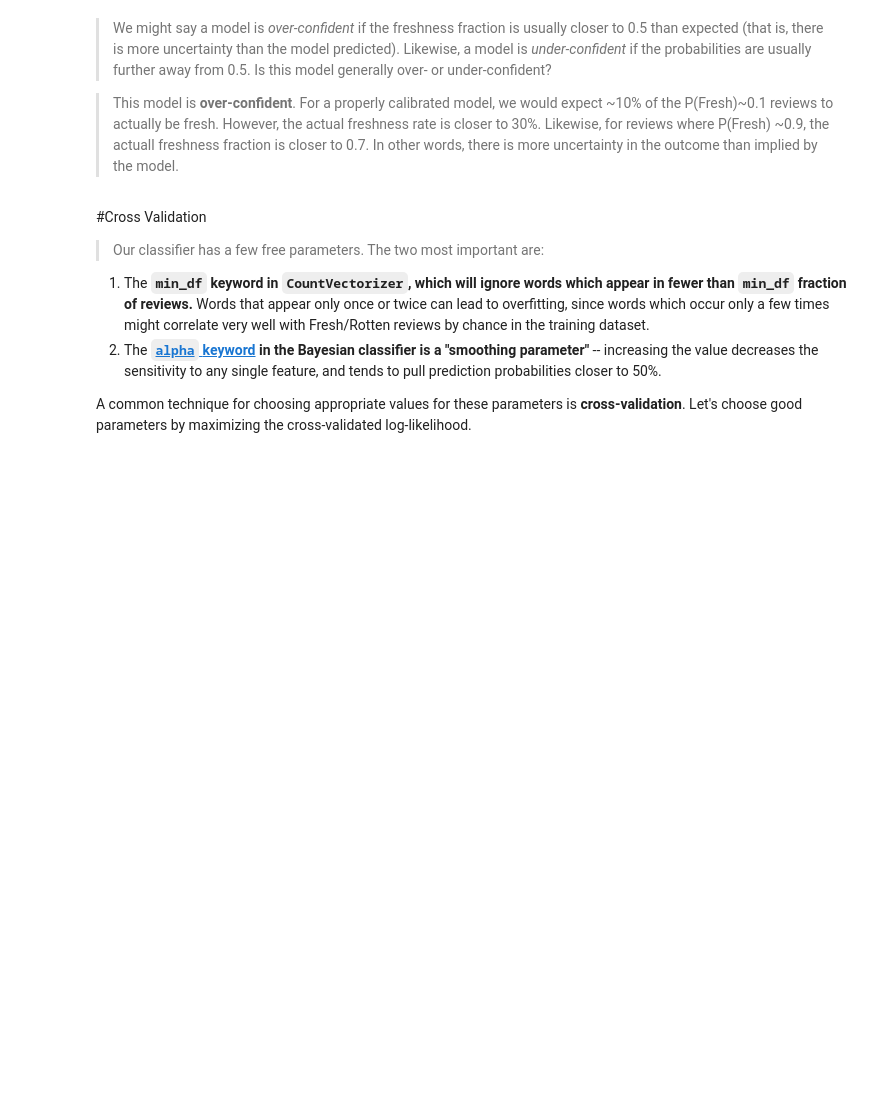
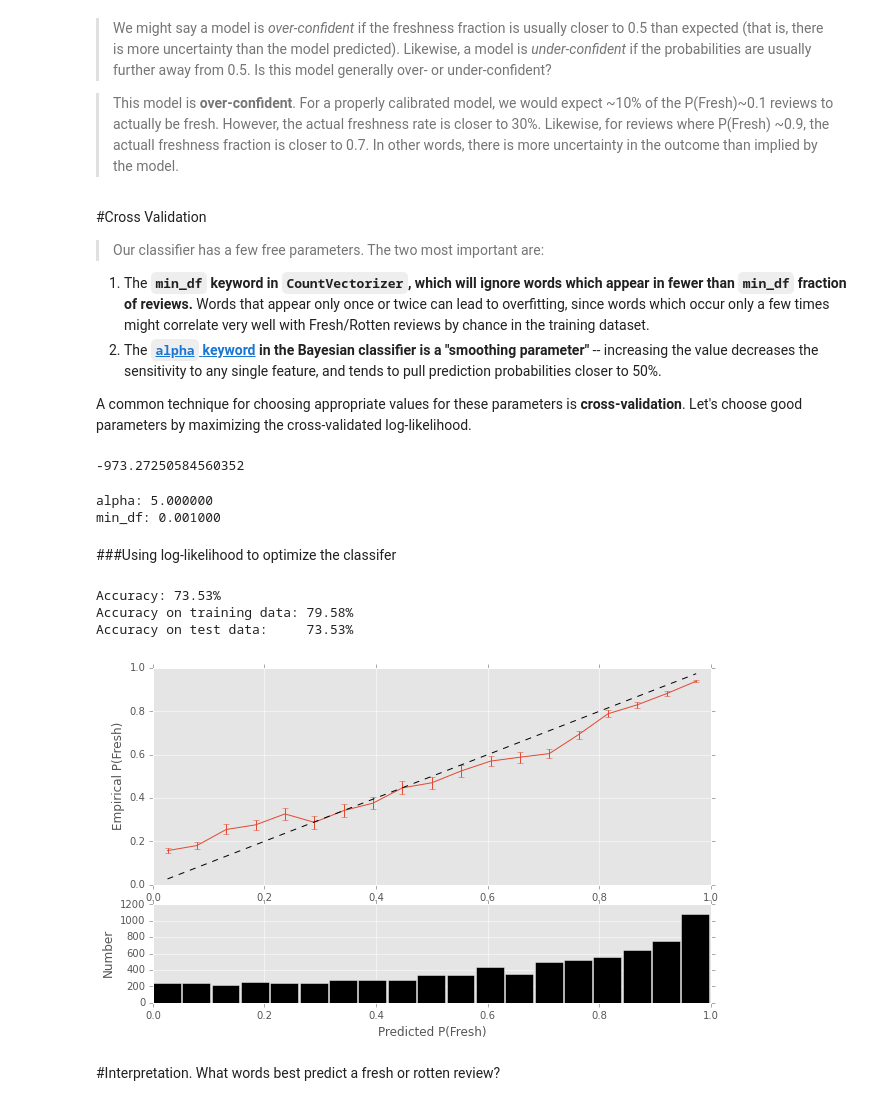
Before and after one commit to jthang/MachineLearningLab, a Jupyter notebook: lab_movies_bayesian.ipynb, the cells around one changed output. Cells and saved outputs as stored; diff of their text form; code cells hidden in the pictures; blank space fills up the shorter version.

Commit message:
update interpretation

```diff
--- a/lab_movies_bayesian.ipynb
+++ b/lab_movies_bayesian.ipynb
@@ -381,3 +381,69 @@ def log_likelihood(clf, x, y):
     rotten = y == 0
     fresh = ~rotten
     return prob[rotten, 0].sum() + prob[fresh, 1].sum()
+# %%
+from sklearn.cross_validation import KFold
+
+def cv_score(clf, x, y, score_func):
+    result = 0
+    nfold = 5
+    for train, test in KFold(y.size, nfold):
+        clf.fit(x[train], y[train])
+        result += score_func(clf, x[test], y[test])
+    return result / nfold
+
+cv_score(clf, xtest, ytest, log_likelihood)
+# %% [output]
+-973.27250584560352
+# %%
+#the grid of parameters to search over
+alphas = [0, .1, 1, 5, 10, 50]
+min_dfs = [1e-5, 1e-4, 1e-3, 1e-2, 1e-1]
+
+#Find the best value for alpha and min_df, and the best classifier
+best_alpha = None
+best_min_df = None
+max_loglike = -np.inf
+
+for alpha in alphas:
+    for min_df in min_dfs:
+        vectorizer = CountVectorizer(min_df = min_df)
+        X, Y = make_xy(critics, vectorizer)
+
+        #your code here
+        clf = MultinomialNB(alpha=alpha)
+        loglike = cv_score(clf, X, Y, log_likelihood)
+
+        if loglike > max_loglike:
+            max_loglike = loglike
+            best_alpha, best_min_df = alpha, min_df
+# %%
+print "alpha: %f" % best_alpha
+print "min_df: %f" % best_min_df
+# %% [output]
+alpha: 5.000000
+min_df: 0.001000
+# %% [markdown]
+###Using log-likelihood to optimize the classifer
+# %%
+vectorizer = CountVectorizer(min_df=best_min_df)
+X, Y = make_xy(critics, vectorizer)
+
+xtrain, xtest, ytrain, ytest = train_test_split(X, Y, test_size=0.5)
+clf = MultinomialNB(alpha=best_alpha).fit(xtrain, ytrain)
+
+calibration_plot(clf, xtest, ytest)
+
+training_accuracy = clf.score(xtrain, ytrain)
+test_accuracy = clf.score(xtest, ytest)
+
+print "Accuracy: %0.2f%%" % (100 * clf.score(xtest, ytest))
+print "Accuracy on training data: %0.2f%%" % (100 * (training_accuracy))
+print "Accuracy on test data:     %0.2f%%" % (100 * (test_accuracy))
+# %% [output]
+Accuracy: 73.53%
+Accuracy on training data: 79.58%
+Accuracy on test data:     73.53%
+[figure, added]
+# %% [markdown]
+#Interpretation. What words best predict a fresh or rotten review?
```
